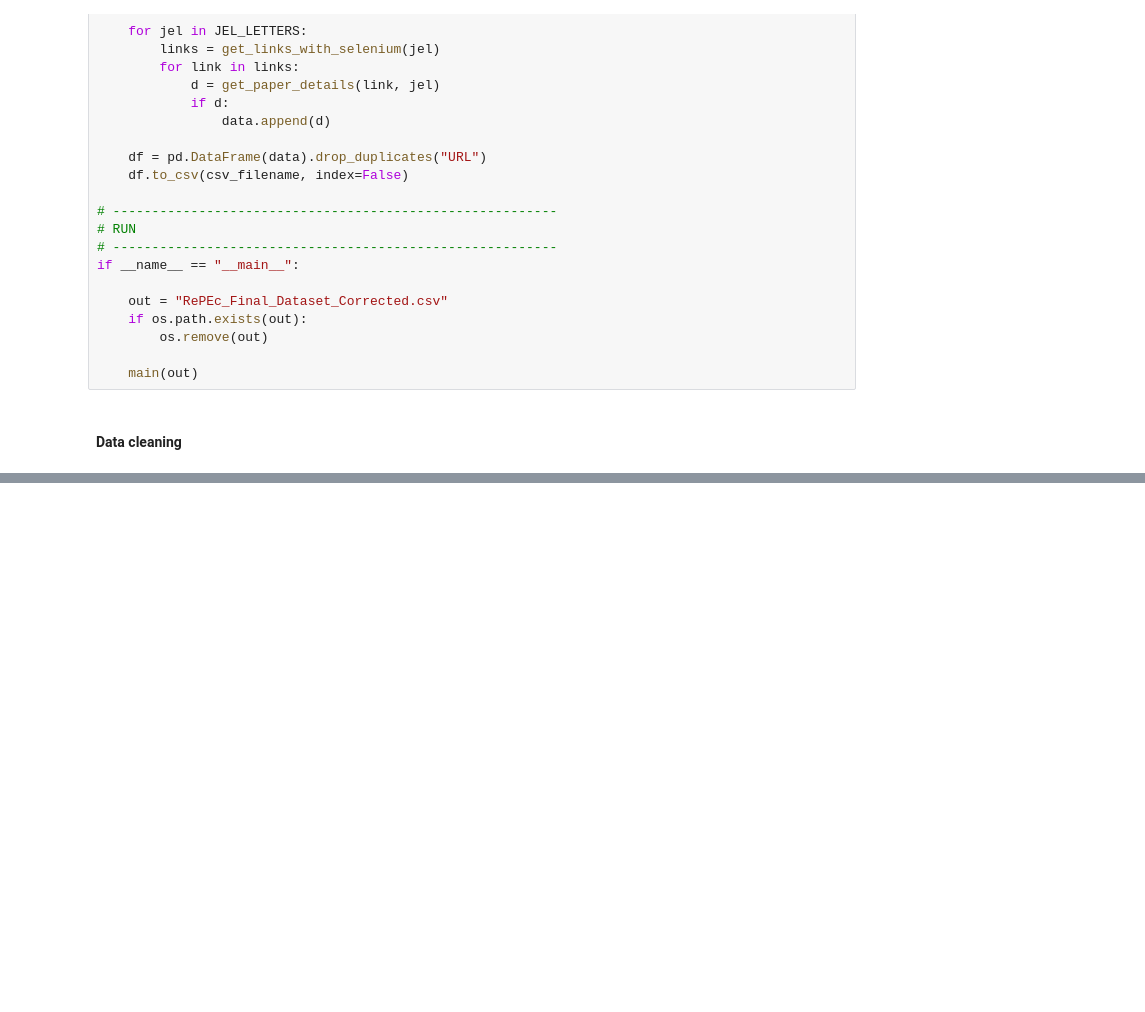
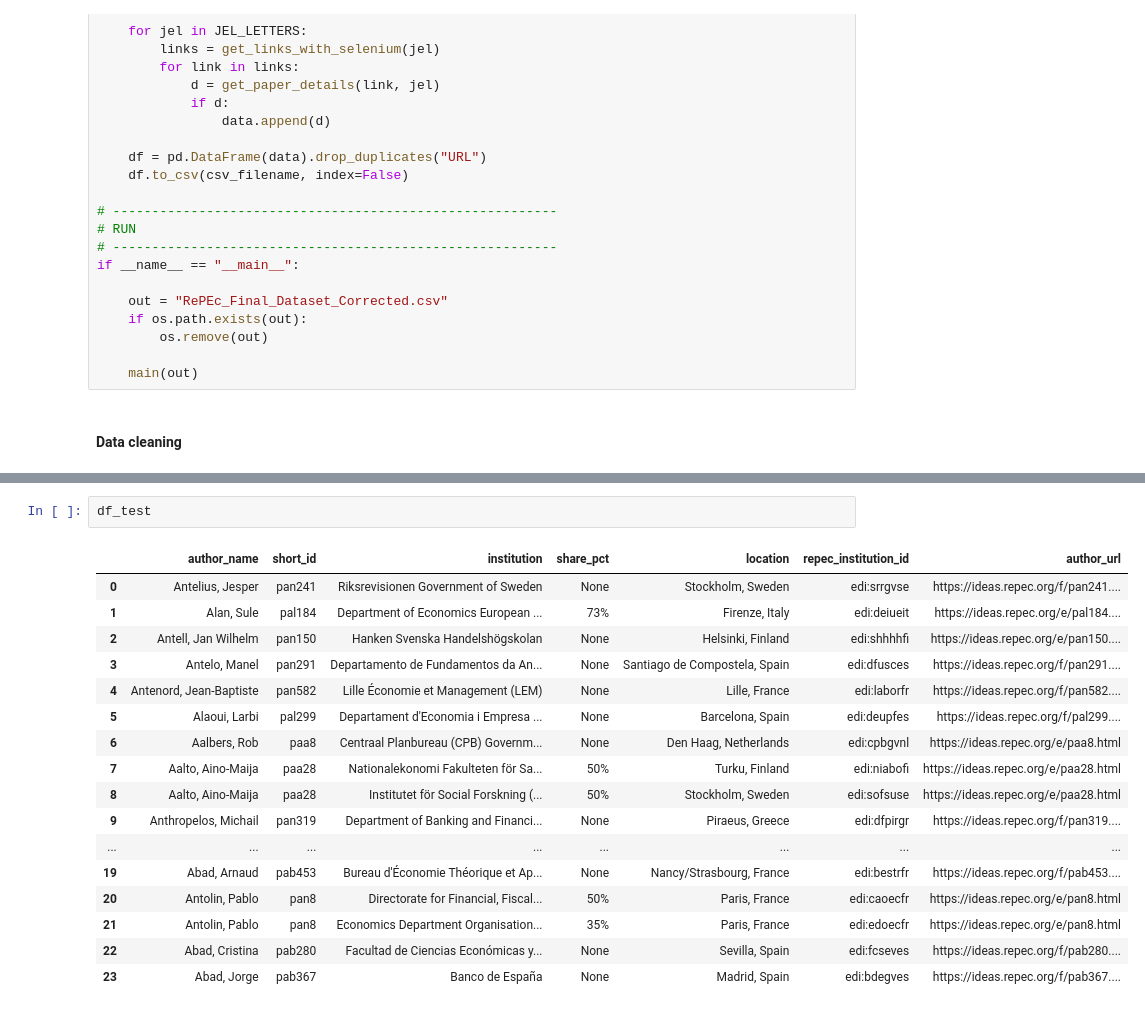
Before and after one commit to celinamadaschi/Telecom-DataAnalysis_Economics, a Jupyter notebook: scraping_opérationnel.ipynb, the cells around one changed output, grey strips where cells are left out. Cells and saved outputs as stored; diff of their text form; blank space fills up the shorter version.

```diff
--- a/scraping_opérationnel.ipynb
+++ b/scraping_opérationnel.ipynb
@@ -219,0 +764,20 @@ df.head(20)
+# %%
+df_test
+# %% [output]
+|  | author_name | short_id | institution | share_pct | location | repec_institution_id | author_url |
+| 0 | Antelius, Jesper | pan241 | Riksrevisionen Government of Sweden | None | Stockholm, Sweden | edi:srrgvse | https://ideas.repec.org/f/pan241.... |
+| 1 | Alan, Sule | pal184 | Department of Economics European ... | 73% | Firenze, Italy | edi:deiueit | https://ideas.repec.org/e/pal184.... |
+| 2 | Antell, Jan Wilhelm | pan150 | Hanken Svenska Handelshögskolan | None | Helsinki, Finland | edi:shhhhfi | https://ideas.repec.org/e/pan150.... |
+| 3 | Antelo, Manel | pan291 | Departamento de Fundamentos da An... | None | Santiago de Compostela, Spain | edi:dfusces | https://ideas.repec.org/f/pan291.... |
+| 4 | Antenord, Jean-Baptiste | pan582 | Lille Économie et Management (LEM) | None | Lille, France | edi:laborfr | https://ideas.repec.org/f/pan582.... |
+| 5 | Alaoui, Larbi | pal299 | Departament d'Economia i Empresa ... | None | Barcelona, Spain | edi:deupfes | https://ideas.repec.org/f/pal299.... |
+| 6 | Aalbers, Rob | paa8 | Centraal Planbureau (CPB) Governm... | None | Den Haag, Netherlands | edi:cpbgvnl | https://ideas.repec.org/e/paa8.html |
+| 7 | Aalto, Aino-Maija | paa28 | Nationalekonomi Fakulteten för Sa... | 50% | Turku, Finland | edi:niabofi | https://ideas.repec.org/e/paa28.html |
+| 8 | Aalto, Aino-Maija | paa28 | Institutet för Social Forskning (... | 50% | Stockholm, Sweden | edi:sofsuse | https://ideas.repec.org/e/paa28.html |
+| 9 | Anthropelos, Michail | pan319 | Department of Banking and Financi... | None | Piraeus, Greece | edi:dfpirgr | https://ideas.repec.org/f/pan319.... |
+| ... | ... | ... | ... | ... | ... | ... | ... |
+| 19 | Abad, Arnaud | pab453 | Bureau d'Économie Théorique et Ap... | None | Nancy/Strasbourg, France | edi:bestrfr | https://ideas.repec.org/f/pab453.... |
+| 20 | Antolin, Pablo | pan8 | Directorate for Financial, Fiscal... | 50% | Paris, France | edi:caoecfr | https://ideas.repec.org/e/pan8.html |
+| 21 | Antolin, Pablo | pan8 | Economics Department Organisation... | 35% | Paris, France | edi:edoecfr | https://ideas.repec.org/e/pan8.html |
+| 22 | Abad, Cristina | pab280 | Facultad de Ciencias Económicas y... | None | Sevilla, Spain | edi:fcseves | https://ideas.repec.org/f/pab280.... |
+| 23 | Abad, Jorge | pab367 | Banco de España | None | Madrid, Spain | edi:bdegves | https://ideas.repec.org/f/pab367.... |
```
Also changed, not shown: parts of 7 cells of this notebook.
